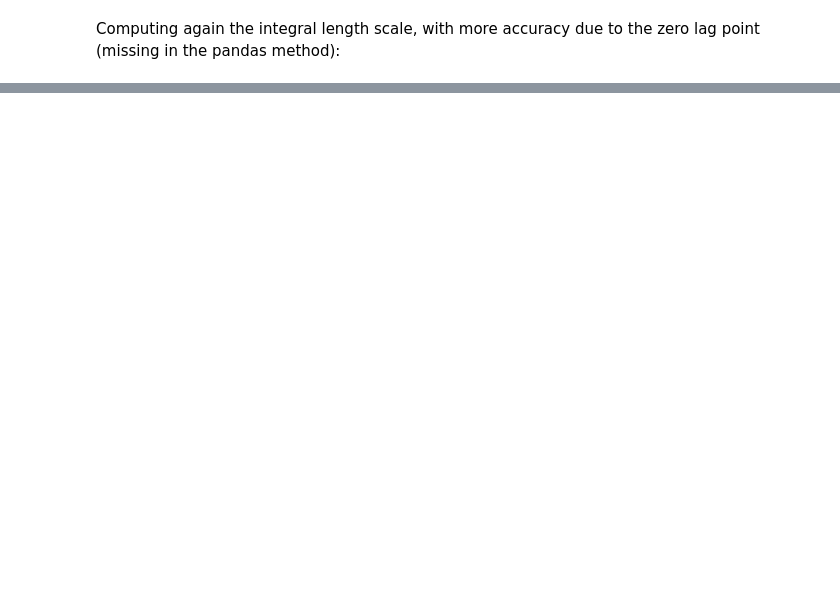
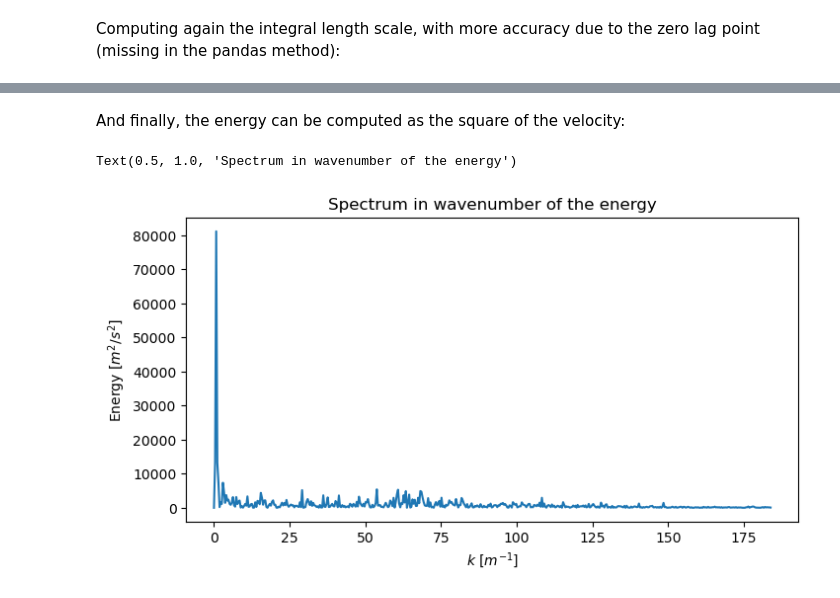
Before and after one commit to Ferraan/AdvancedFluidMechanics, a Jupyter notebook: 3-Turbulence/Assignment3Grup1.ipynb, the cells around one changed output, grey strips where cells are left out. Cells and saved outputs as stored; diff of their text form; code cells hidden in the pictures; blank space fills up the shorter version.

```diff
--- a/3-Turbulence/Assignment3Grup1.ipynb
+++ b/3-Turbulence/Assignment3Grup1.ipynb
@@ -303,0 +343,13 @@ The integral length scale L is 0.17825910264141692 with statsmodels autocorrelat
+# %% [markdown]
+And finally, the energy can be computed as the square of the velocity:
+# %%
+P = E**2
+
+fig,ax = plt.subplots(figsize=(8,4))
+ax.plot(wavenum,P)
+ax.set_ylabel(r'Energy [$m^2/s^2$]')
+ax.set_xlabel(r'$k$ [$m^{-1}$]')
+ax.set_title("Spectrum in wavenumber of the energy")
+# %% [output]
+Text(0.5, 1.0, 'Spectrum in wavenumber of the energy')
+[figure, added]
```
Also changed, not shown: parts of 32 cells of this notebook.
